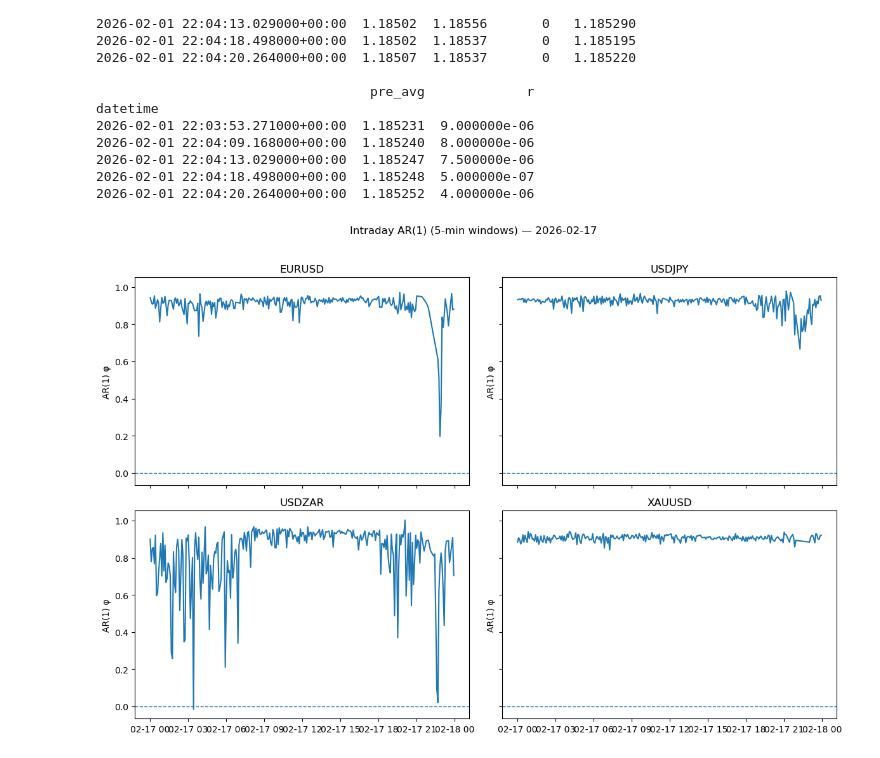
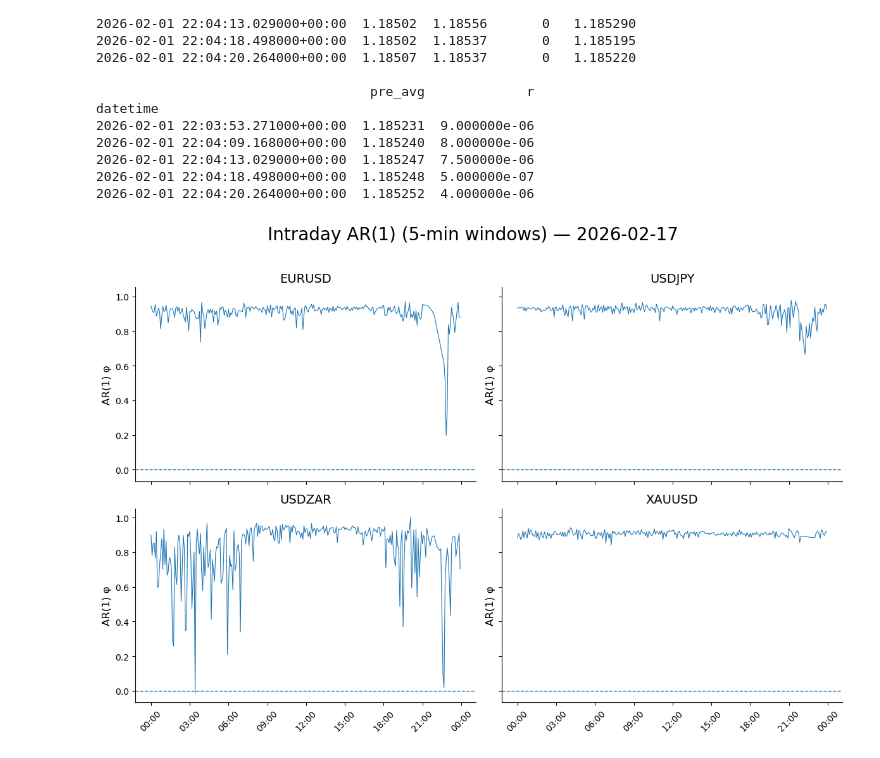
Before and after one commit to aadnerol/STK-MAT2011, a Jupyter notebook: code/notebooks/02_ar1_intraday.ipynb, the cells around one changed output. Cells and saved outputs as stored; diff of their text form; code cells hidden in the pictures.

```diff
--- a/code/notebooks/02_ar1_intraday.ipynb
+++ b/code/notebooks/02_ar1_intraday.ipynb
@@ -2,6 +2,8 @@
 import numpy as np
 import matplotlib.pyplot as plt
 import pandas as pd
+import matplotlib.dates as mdates
+
 
 import sys
 from pathlib import Path
@@ -10,6 +12,8 @@ sys.path.append(str(Path().resolve().parent))
 
 from methods.data_utils import load_data, pre_avg, \
     compute_returns, filter_day, summarize_data
+from methods.plotting import set_style
+set_style()
 # %%
 markets = ["EURUSD", "USDJPY", "USDZAR", "XAUUSD"]
 
@@ -80,32 +84,36 @@ for ax, (name, df) in zip(axes, data.items()):
 
     # 2) group i 5-min intervaller
     groups = df_day.groupby(pd.Grouper(freq=window))
 
     phi_list = []
     for t, g in groups:
         if len(g) < min_obs:
             continue
 
         y = g["r"].iloc[1:]
         x = g["r"].shift(1).iloc[1:]
 
         X = sm.add_constant(x)
         res = sm.OLS(y, X).fit()
 
         # robust uthenting av phi (unngår å anta posisjon)
         phi = res.params.get("r", res.params.iloc[1])
 
         phi_list.append((t, phi))
 
     phi = pd.Series(dict(phi_list)).sort_index()
 
     ax.plot(phi.index, phi.values)
     ax.axhline(0, linestyle="--", linewidth=1)
     ax.set_title(name)
     ax.set_ylabel("AR(1) φ")
+    ax.xaxis.set_major_formatter(mdates.DateFormatter("%H:%M"))
+    ax.tick_params(axis="x", rotation=45)
 
-plt.suptitle(f"Intraday AR(1) (5-min windows) — {day}", y=1.02)
+
+plt.suptitle(f"Intraday AR(1) (5-min windows) — {day}", y=1.02, fontsize=20)
+plt.savefig(f"../plots/ar_1_intraday_{day}.pdf", bbox_inches="tight", format="pdf")
 plt.tight_layout()
 plt.show()
 # %% [output]
-[figure, old version]
+[figure, new version]
```
